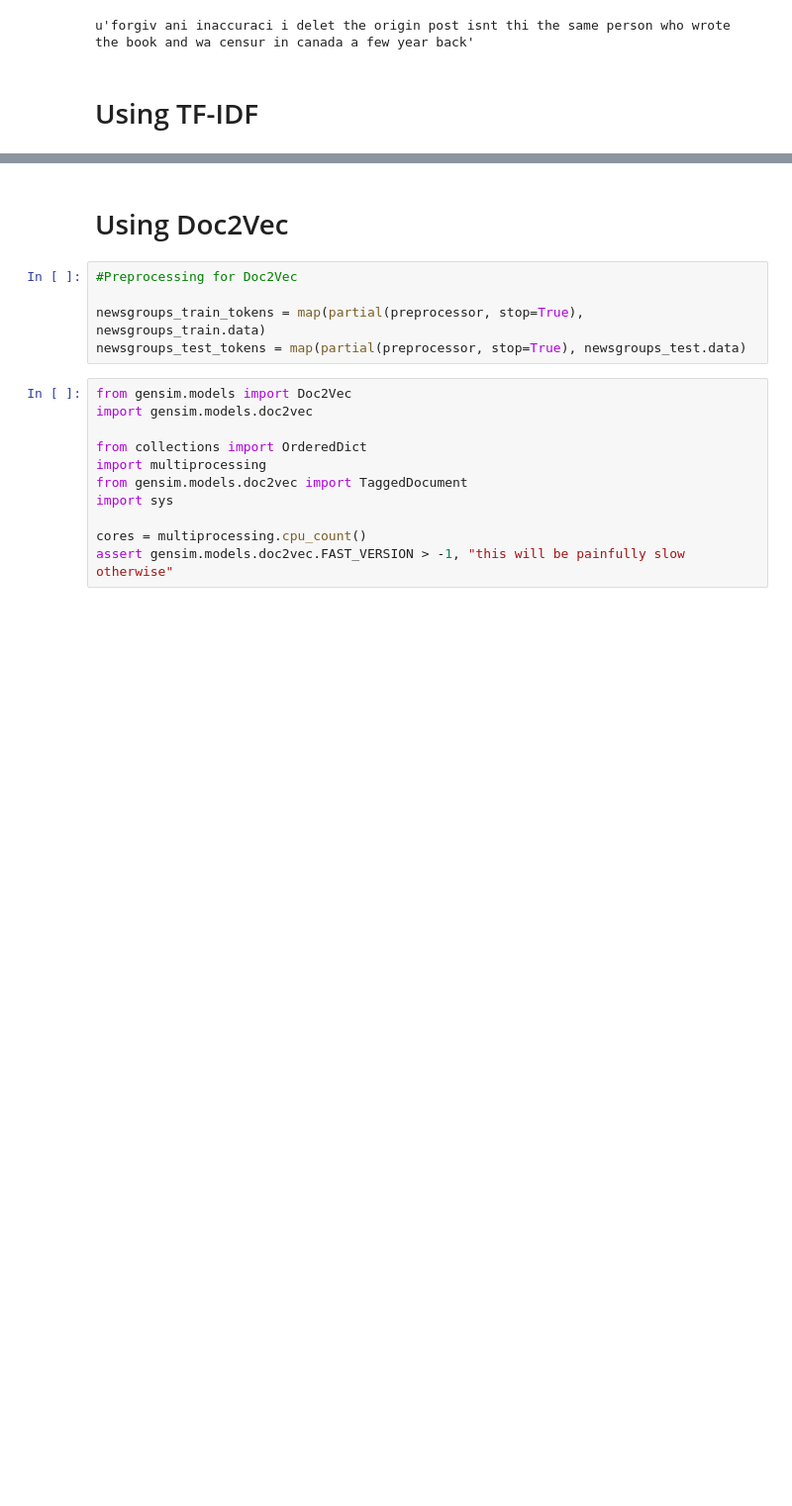
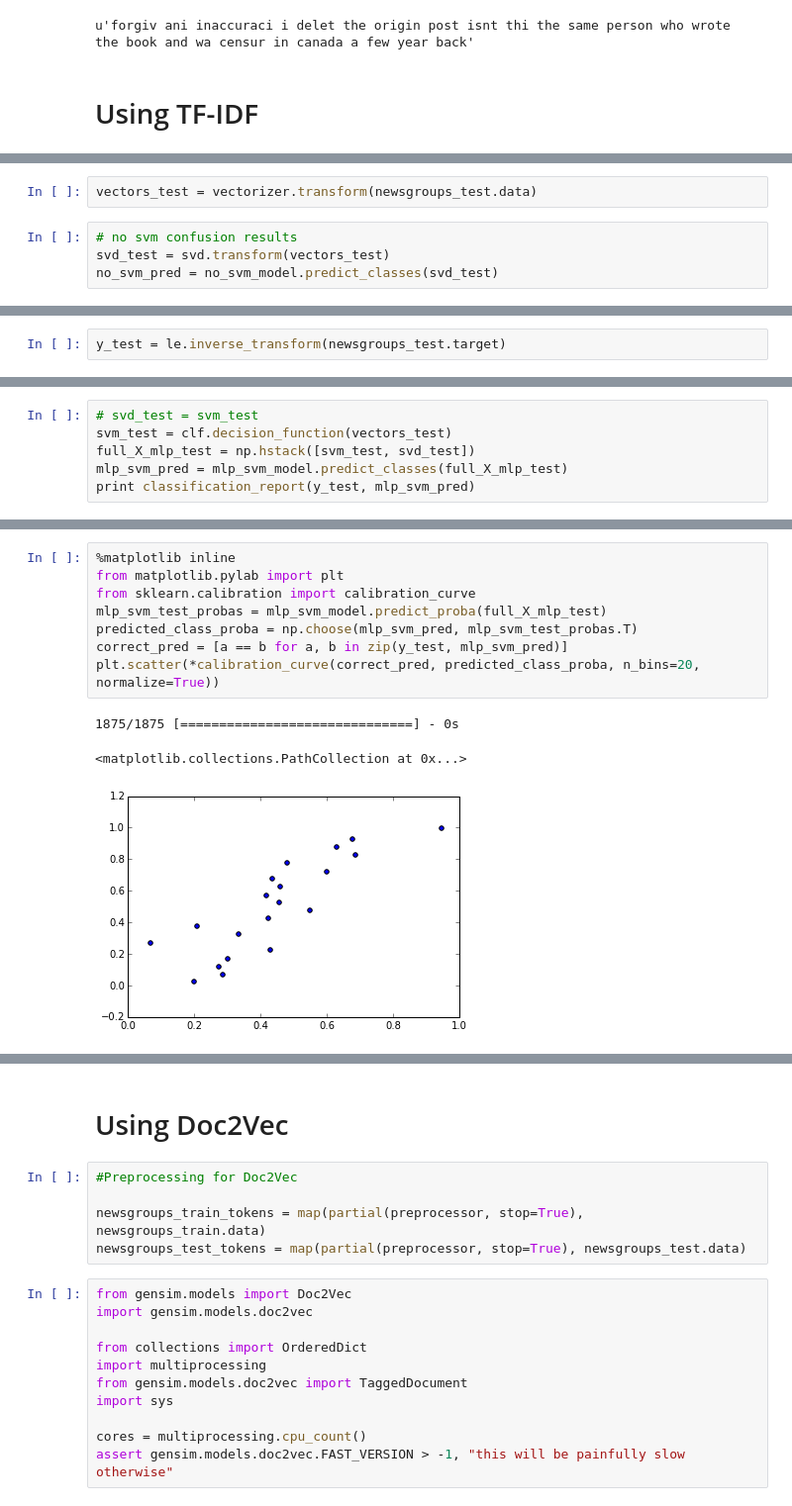
Before and after one commit to bhtucker/nlpArea51, a Jupyter notebook: doc2vec/20 NewsGroups Text Classification With Doc2Vec.ipynb, the cells around one changed output, grey strips where cells are left out. Shown at 99% size. Drawn from its saved outputs; the diff is of its cells as text; blank space fills up the shorter version.

Commit message:
try sparse svms + dense svd as input to keras mlp; consider mlp as calibration layer

```diff
--- a/doc2vec/20 NewsGroups Text Classification With Doc2Vec.ipynb
+++ b/doc2vec/20 NewsGroups Text Classification With Doc2Vec.ipynb
@@ -113,0 +261,6 @@ avg / total       0.84      0.25      0.16       940
+# %%
+vectors_test = vectorizer.transform(newsgroups_test.data)
+# %%
+# no svm confusion results
+svd_test = svd.transform(vectors_test)
+no_svm_pred = no_svm_model.predict_classes(svd_test)
@@ -113,0 +269,2 @@ avg / total       0.84      0.25      0.16       940
+# %%
+y_test = le.inverse_transform(newsgroups_test.target)
@@ -113,0 +284,6 @@ avg / total       0.84      0.25      0.16       940
+# %%
+# svd_test = svm_test
+svm_test = clf.decision_function(vectors_test)
+full_X_mlp_test = np.hstack([svm_test, svd_test])
+mlp_svm_pred = mlp_svm_model.predict_classes(full_X_mlp_test)
+print classification_report(y_test, mlp_svm_pred)
@@ -113,0 +301,12 @@ avg / total       0.84      0.25      0.16       940
+# %%
+%matplotlib inline
+from matplotlib.pylab import plt
+from sklearn.calibration import calibration_curve
+mlp_svm_test_probas = mlp_svm_model.predict_proba(full_X_mlp_test)
+predicted_class_proba = np.choose(mlp_svm_pred, mlp_svm_test_probas.T)
+correct_pred = [a == b for a, b in zip(y_test, mlp_svm_pred)]
+plt.scatter(*calibration_curve(correct_pred, predicted_class_proba, n_bins=20, normalize=True))
+# %% [output]
+1875/1875 [==============================] - 0s
+<matplotlib.collections.PathCollection at 0x...>
+[figure, added]
```
Also changed, not shown: parts of 63 cells of this notebook, 1 other file.
